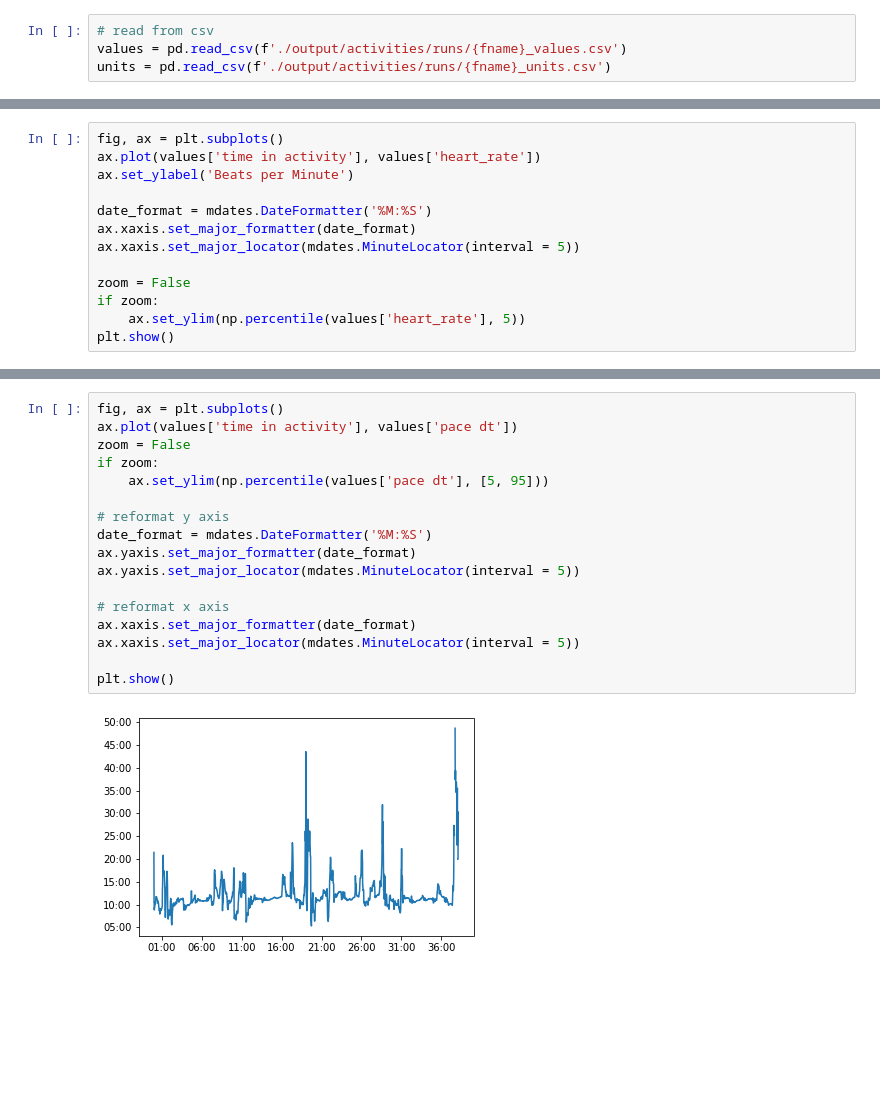
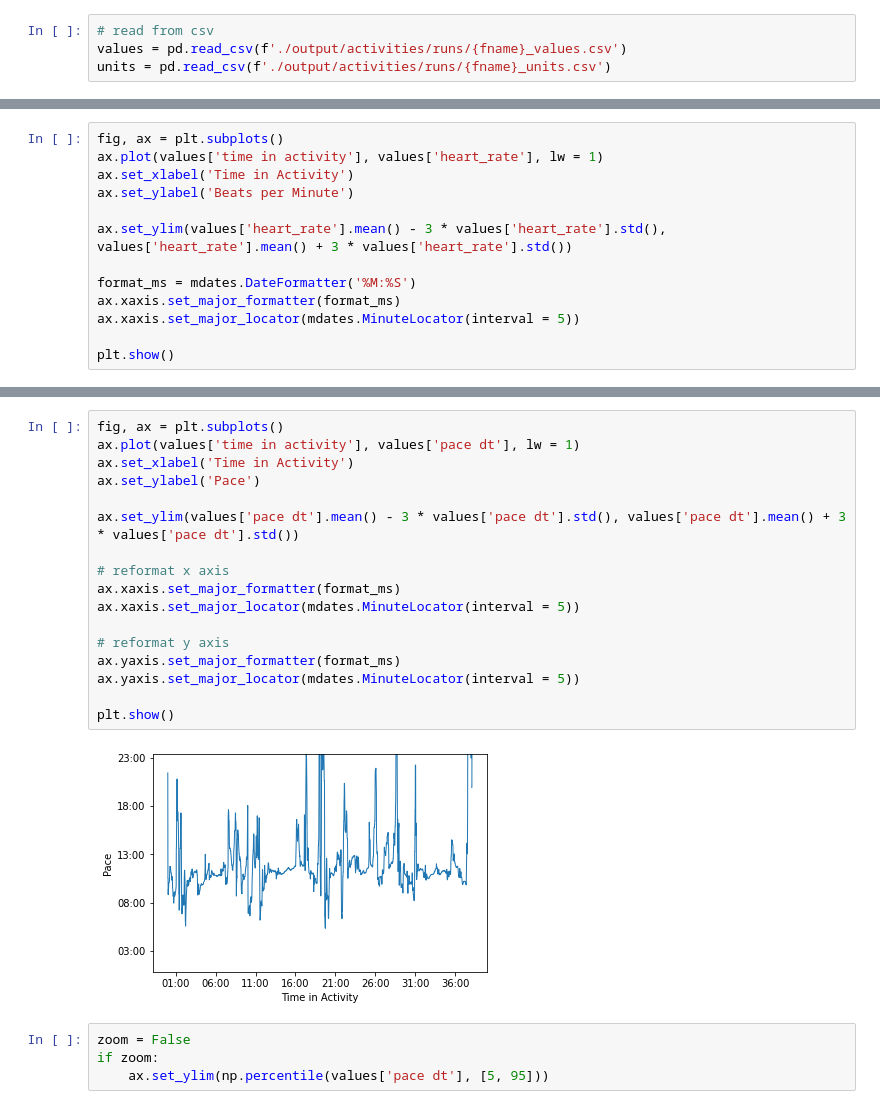
Before and after one commit to eviefowler/Garmin-Visualizations, a Jupyter notebook: Visualizations.ipynb, the cells around one changed output, grey strips where cells are left out. Drawn from its saved outputs; the diff is of its cells as text; blank space fills up the shorter version.

```diff
--- a/Visualizations.ipynb
+++ b/Visualizations.ipynb
@@ -27,15 +28,15 @@ values['time in activity'] = ((values['timestamp'] - values['timestamp'].min())
                              )
 # %%
 fig, ax = plt.subplots()
-ax.plot(values['time in activity'], values['heart_rate'])
+ax.plot(values['time in activity'], values['heart_rate'], lw = 1)
+ax.set_xlabel('Time in Activity')
 ax.set_ylabel('Beats per Minute')
 
-date_format = mdates.DateFormatter('%M:%S')
-ax.xaxis.set_major_formatter(date_format)
+ax.set_ylim(values['heart_rate'].mean() - 3 * values['heart_rate'].std(), values['heart_rate'].mean() + 3 * values['heart_rate'].std())
+
+format_ms = mdates.DateFormatter('%M:%S')
+ax.xaxis.set_major_formatter(format_ms)
 ax.xaxis.set_major_locator(mdates.MinuteLocator(interval = 5))
 
-zoom = False
-if zoom:
-    ax.set_ylim(np.percentile(values['heart_rate'], 5))
 plt.show()
 # %% [output]
@@ -43,19 +44,23 @@ plt.show()
 # %%
 fig, ax = plt.subplots()
-ax.plot(values['time in activity'], values['pace dt'])
-zoom = False
-if zoom:
-    ax.set_ylim(np.percentile(values['pace dt'], [5, 95]))
+ax.plot(values['time in activity'], values['pace dt'], lw = 1)
+ax.set_xlabel('Time in Activity')
+ax.set_ylabel('Pace')
+
+ax.set_ylim(values['pace dt'].mean() - 3 * values['pace dt'].std(), values['pace dt'].mean() + 3 * values['pace dt'].std())
+
+# reformat x axis
+ax.xaxis.set_major_formatter(format_ms)
+ax.xaxis.set_major_locator(mdates.MinuteLocator(interval = 5))
 
 # reformat y axis
-date_format = mdates.DateFormatter('%M:%S')
-ax.yaxis.set_major_formatter(date_format)
+ax.yaxis.set_major_formatter(format_ms)
 ax.yaxis.set_major_locator(mdates.MinuteLocator(interval = 5))
 
-# reformat x axis
-ax.xaxis.set_major_formatter(date_format)
-ax.xaxis.set_major_locator(mdates.MinuteLocator(interval = 5))
-
 plt.show()
 # %% [output]
-[figure, old version]
+[figure, new version]
+# %%
+zoom = False
+if zoom:
+    ax.set_ylim(np.percentile(values['pace dt'], [5, 95]))
```
Also changed, not shown: parts of 4 cells of this notebook.
